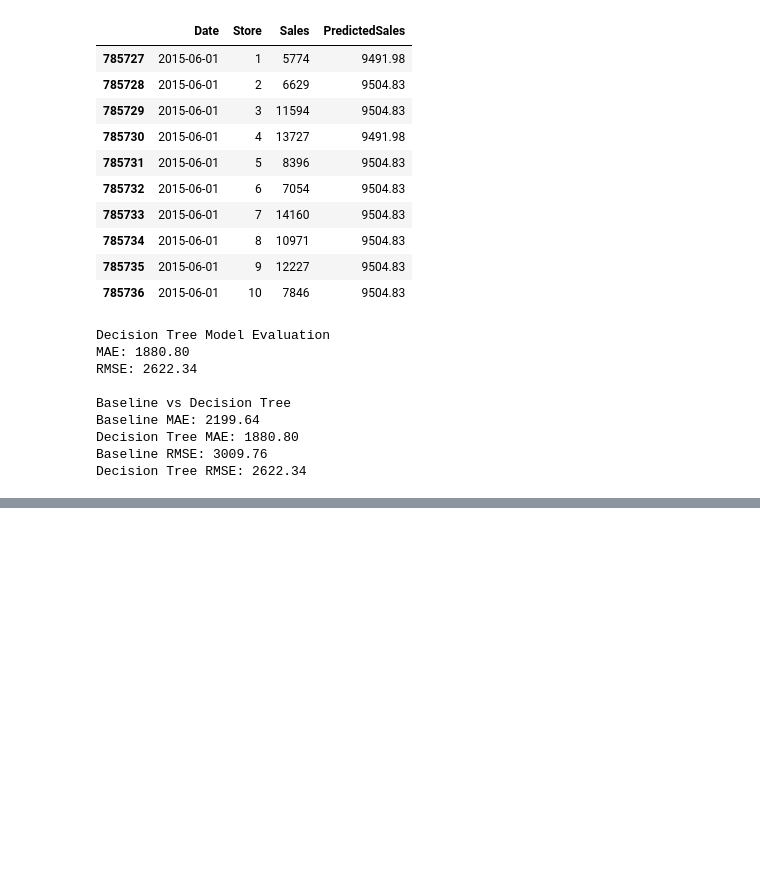
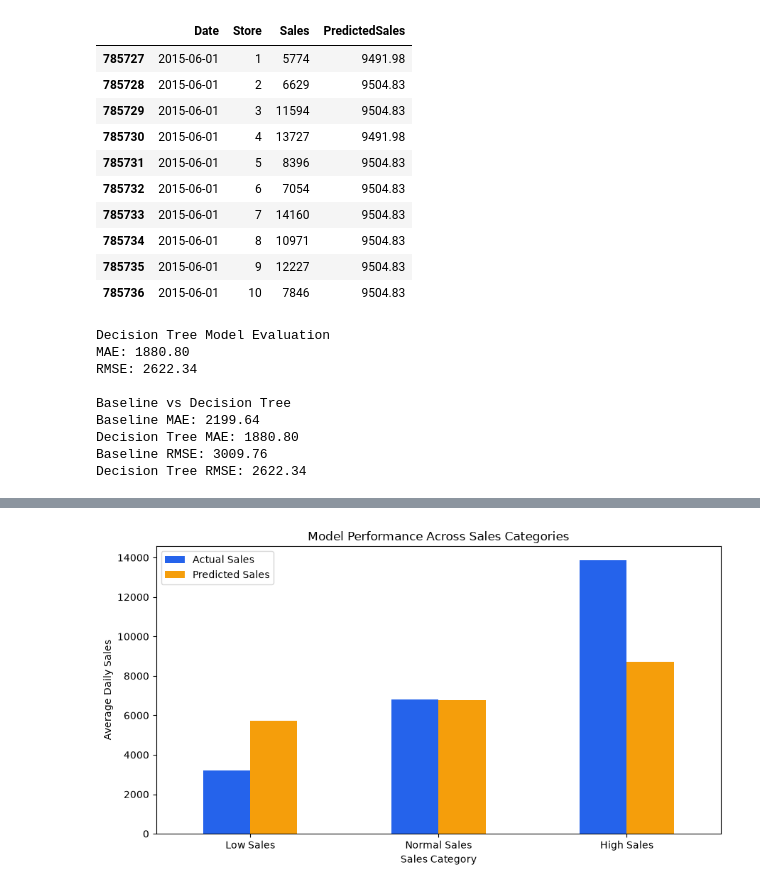
Before and after one commit to BizInsight26/bizinsight, a Jupyter notebook: notebooks/03_decision_tree.ipynb, the cells around one changed output, grey strips where cells are left out. Drawn from its saved outputs; the diff is of its cells as text; code cells hidden in the pictures; blank space fills up the shorter version.

```diff
--- a/notebooks/03_decision_tree.ipynb
+++ b/notebooks/03_decision_tree.ipynb
@@ -192,0 +637,26 @@ Decision Tree RMSE: 2622.34
+# %%
+low_threshold = comparison["Actual Sales"].quantile(0.10)
+high_threshold = comparison["Actual Sales"].quantile(0.90)
+
+comparison["Sales Category"] = np.select(
+    [
+        comparison["Actual Sales"] <= low_threshold,
+        comparison["Actual Sales"] >= high_threshold
+    ],
+    ["Low Sales", "High Sales"],
+    default="Normal Sales"
+)
+
+edge_case_results = comparison.groupby(
+    "Sales Category"
+).agg(
+    Records=("Actual Sales", "count"),
+    Average_Actual=("Actual Sales", "mean"),
+    Average_Predicted=("Predicted Sales", "mean"),
+    MAE=("Absolute Error", "mean")
+)
+
+display(edge_case_results.round(2))
+
+print(f"Low sales threshold: {low_threshold:.2f}")
+print(f"High sales threshold: {high_threshold:.2f}")
@@ -192,0 +671,19 @@ Decision Tree RMSE: 2622.34
+# %%
+edge_case_results.loc[
+    ["Low Sales", "Normal Sales", "High Sales"],
+    ["Average_Actual", "Average_Predicted"]
+].plot(
+    kind="bar",
+    figsize=(9, 5),
+    color=["#2563EB", "#F59E0B"],
+    rot=0
+)
+
+plt.title("Model Performance Across Sales Categories")
+plt.ylabel("Average Daily Sales")
+plt.xlabel("Sales Category")
+plt.legend(["Actual Sales", "Predicted Sales"])
+plt.tight_layout()
+plt.show()
+# %% [output]
+[figure, added]
```
Also changed, not shown: parts of 21 cells of this notebook, 11 other files.
